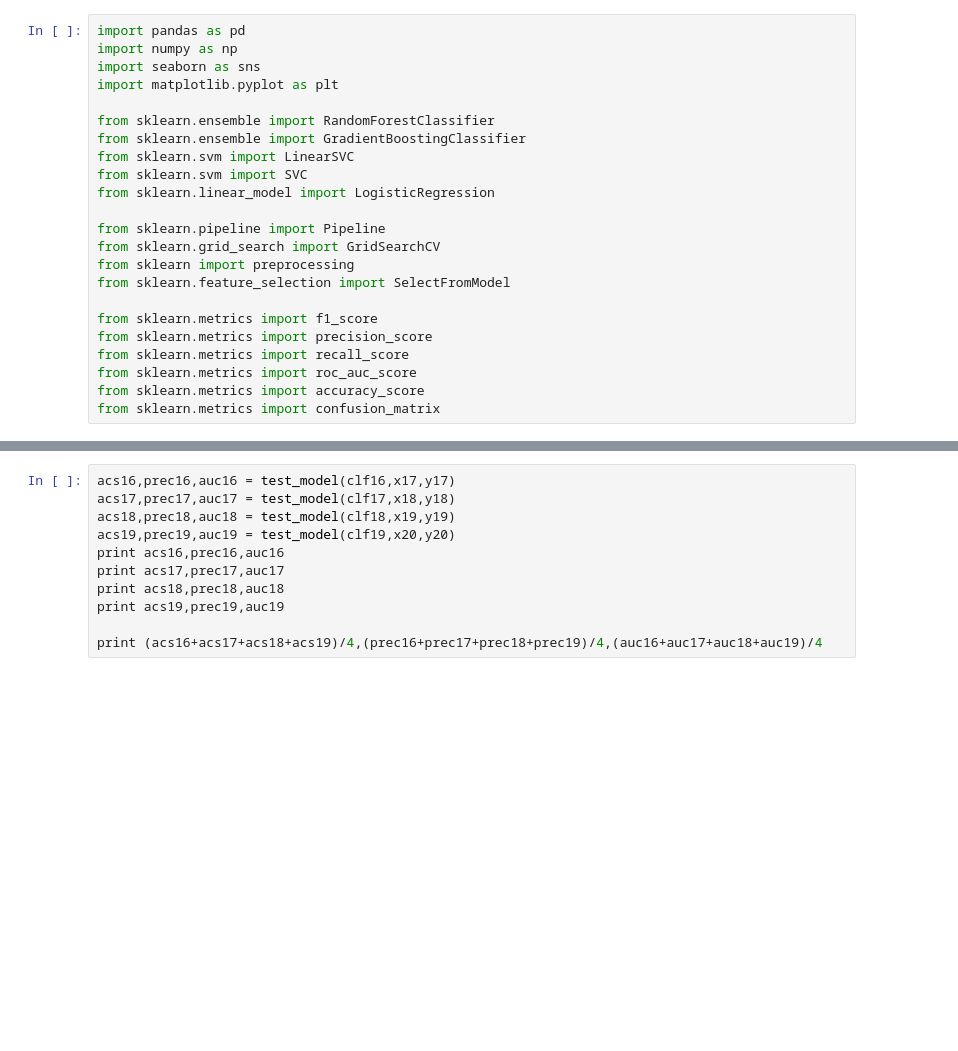
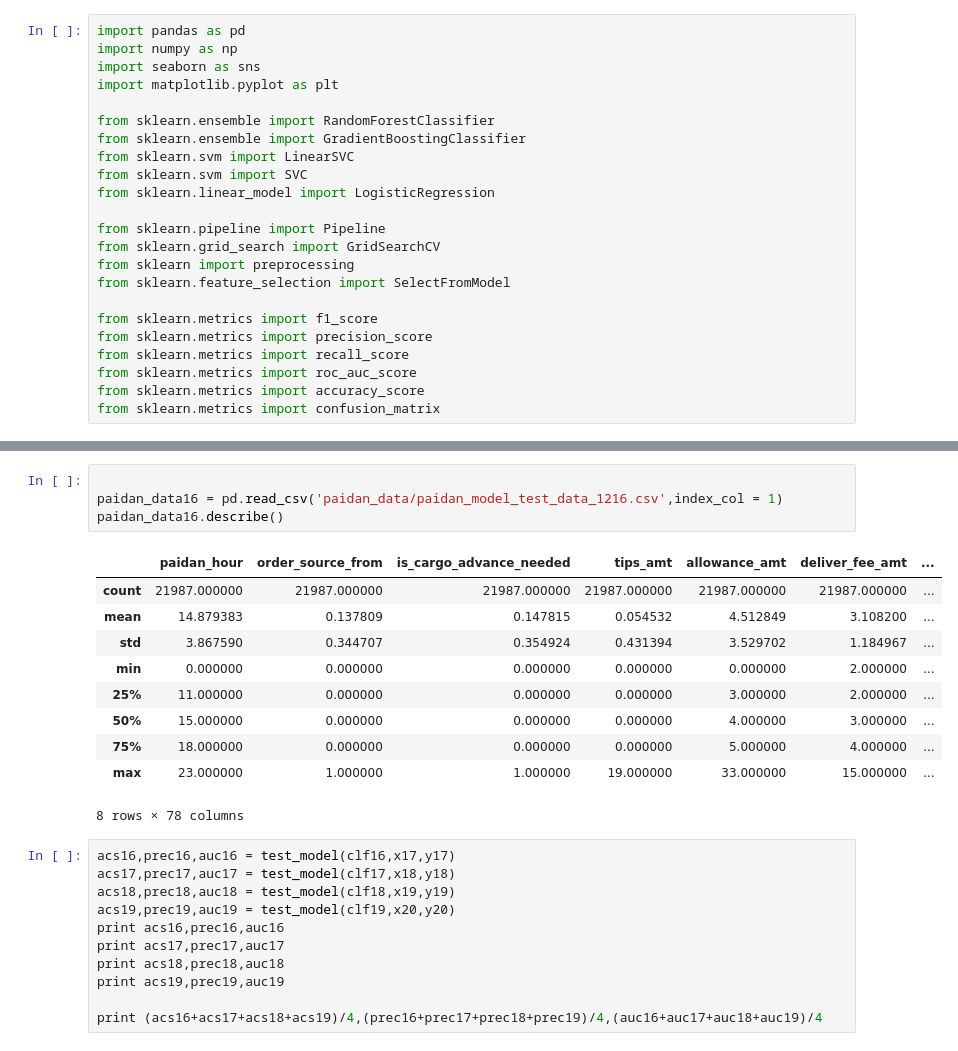
Before and after one commit to binarygu/dada_sql, a Jupyter notebook: paidan_model/Untitled.ipynb, the cells around one changed output, grey strips where cells are left out. Drawn from its saved outputs; the diff is of its cells as text; blank space fills up the shorter version.

```diff
--- a/paidan_model/Untitled.ipynb
+++ b/paidan_model/Untitled.ipynb
@@ -93,3 +88,18 @@ print (acs16+acs17+acs18+acs19+acs20)/5,(prec16+prec17+prec18+prec19+prec20)/5,(
+# %%
+
+paidan_data16 = pd.read_csv('paidan_data/paidan_model_test_data_1216.csv',index_col = 1)
+paidan_data16.describe()
+# %% [output]
+|  | paidan_hour | order_source_from | is_cargo_advance_needed | tips_amt | allowance_amt | deliver_fee_amt | ... |
+| count | 21987.000000 | 21987.000000 | 21987.000000 | 21987.000000 | 21987.000000 | 21987.000000 | ... |
+| mean | 14.879383 | 0.137809 | 0.147815 | 0.054532 | 4.512849 | 3.108200 | ... |
+| std | 3.867590 | 0.344707 | 0.354924 | 0.431394 | 3.529702 | 1.184967 | ... |
+| min | 0.000000 | 0.000000 | 0.000000 | 0.000000 | 0.000000 | 2.000000 | ... |
+| 25% | 11.000000 | 0.000000 | 0.000000 | 0.000000 | 3.000000 | 2.000000 | ... |
+| 50% | 15.000000 | 0.000000 | 0.000000 | 0.000000 | 4.000000 | 3.000000 | ... |
+| 75% | 18.000000 | 0.000000 | 0.000000 | 0.000000 | 5.000000 | 4.000000 | ... |
+| max | 23.000000 | 1.000000 | 1.000000 | 19.000000 | 33.000000 | 15.000000 | ... |
+8 rows × 78 columns
 # %%
 acs16,prec16,auc16 = test_model(clf16,x17,y17)
 acs17,prec17,auc17 = test_model(clf17,x18,y18)
```
Also changed, not shown: parts of 1 cell of this notebook, 5 other files.
